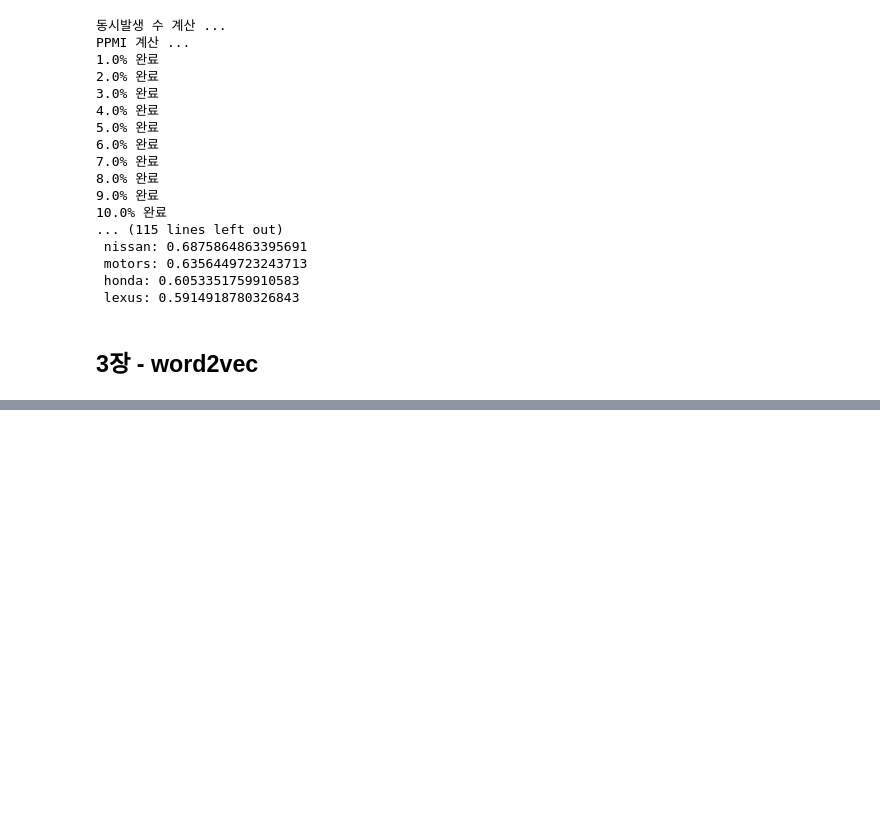
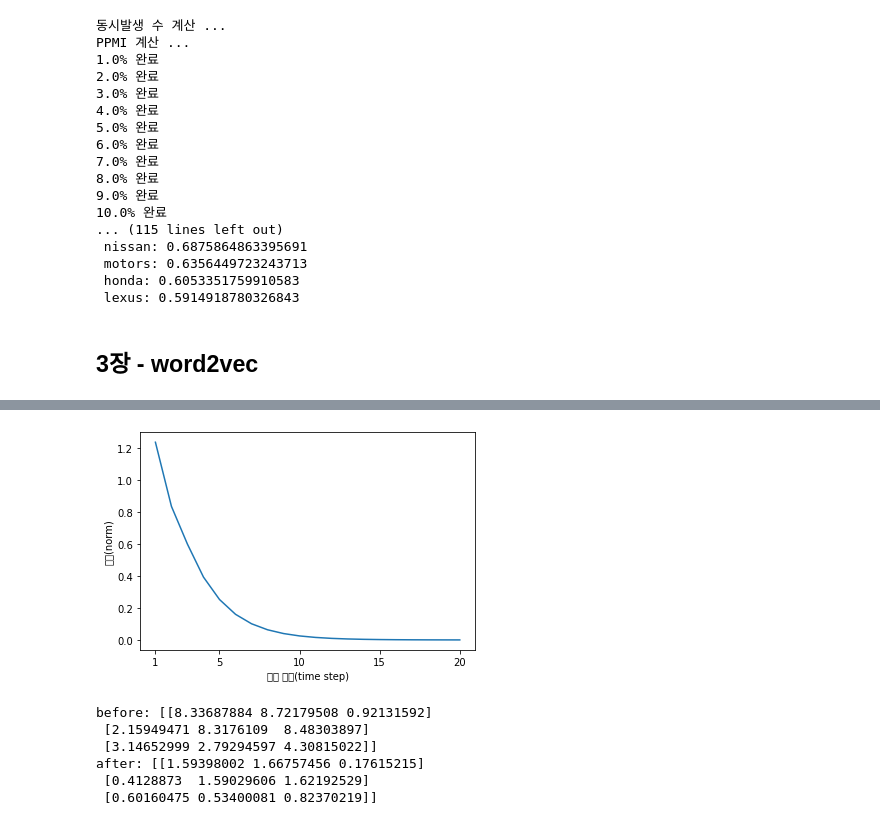
Before and after one commit to KCW-colab/pytorch-example, a Jupyter notebook: 밑바닥2.ipynb, the cells around one changed output, grey strips where cells are left out. Cells and saved outputs as stored; diff of their text form; code cells hidden in the pictures; blank space fills up the shorter version.

```diff
--- a/밑바닥2.ipynb
+++ b/밑바닥2.ipynb
@@ -899,0 +1647,56 @@ PPMI 계산 ...
+# %%
+import numpy as np
+import matplotlib.pyplot as plt
+
+N = 2 # 미니배치 크기
+H = 3 # 은닉 상태 벡터의 차원 수
+T = 20 # 시계열 데이터의 길이
+
+dh = np.ones((N, H)) # 모든 원소가 1인 행렬을 반환
+np.random.seed(3) # 재현할 수 있도록 난수의 시드 고정
+Wh = np.random.randn(H, H) * 0.5
+
+norm_list = []
+for t in range(T):
+  dh = np.matmul(dh, Wh.T)
+  norm = np.sqrt(np.sum(dh**2)) / N
+  norm_list.append(norm)
+
+plt.plot(np.arange(len(norm_list)), norm_list)
+plt.xticks([0, 4, 9, 14, 19], [1, 5, 10, 15, 20])
+plt.xlabel('시간 크기(time step)')
+plt.ylabel('노름(norm)')
+plt.show()
+# %% [output]
+[figure, added]
+# %%
+import numpy as np
+
+dW1 = np.random.rand(3, 3) * 10
+dW2 = np.random.rand(3, 3) * 10
+grads = [dW1, dW2]
+max_norm = 5.0
+
+def clip_grads(grads, max_norm):
+  total_norm = 0
+  for grad in grads:
+    total_norm += np.sum(grad**2)
+  total_norm = np.sqrt(total_norm)
+
+  rate = max_norm / (total_norm + 1e-6)
+  if rate < 1:
+    for grad in grads:
+      grad *= rate
+
+
+
+print('before:', dW1)
+clip_grads(grads, max_norm)
+print('after:', dW1)
+# %% [output]
+before: [[8.33687884 8.72179508 0.92131592]
+ [2.15949471 8.3176109  8.48303897]
+ [3.14652999 2.79294597 4.30815022]]
+after: [[1.59398002 1.66757456 0.17615215]
+ [0.4128873  1.59029606 1.62192529]
+ [0.60160475 0.53400081 0.82370219]]
```
Also changed, not shown: parts of 90 cells of this notebook.
